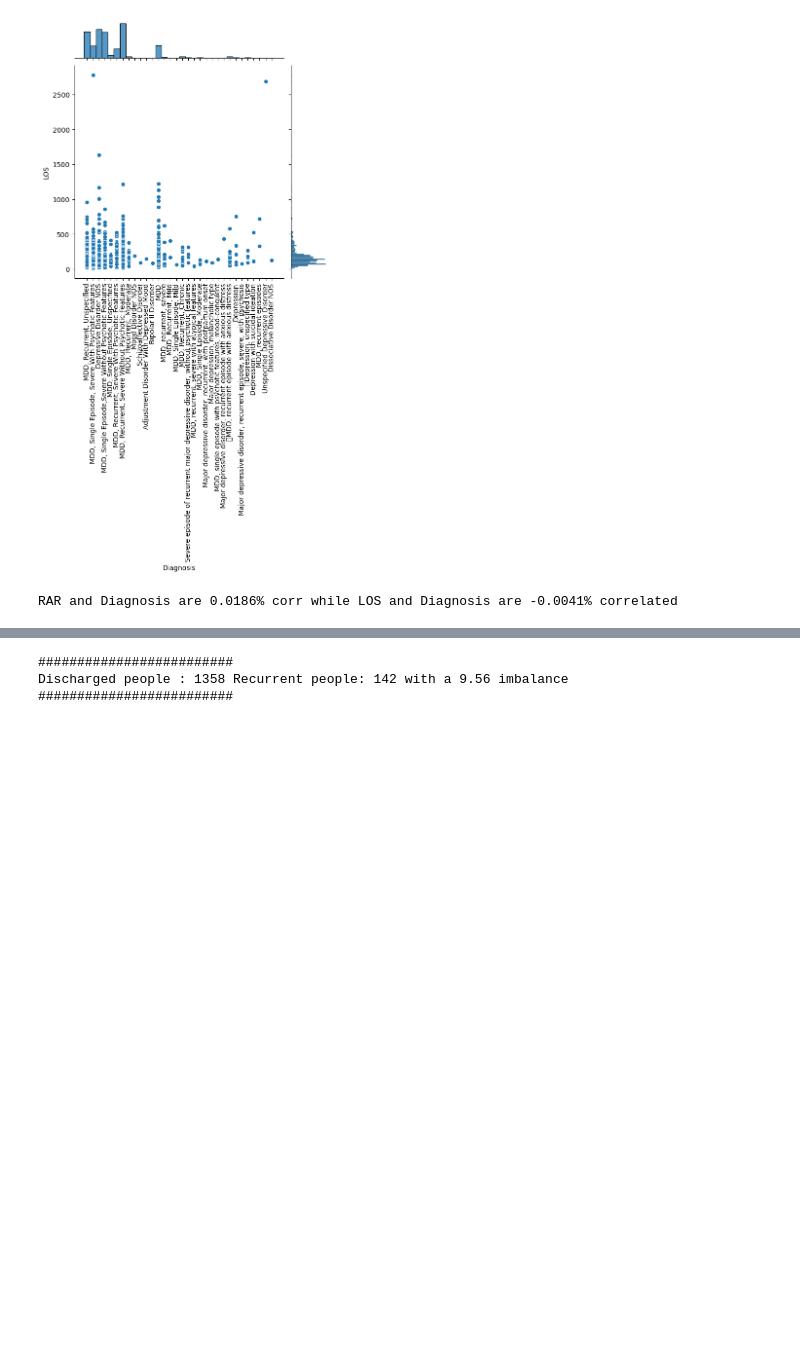
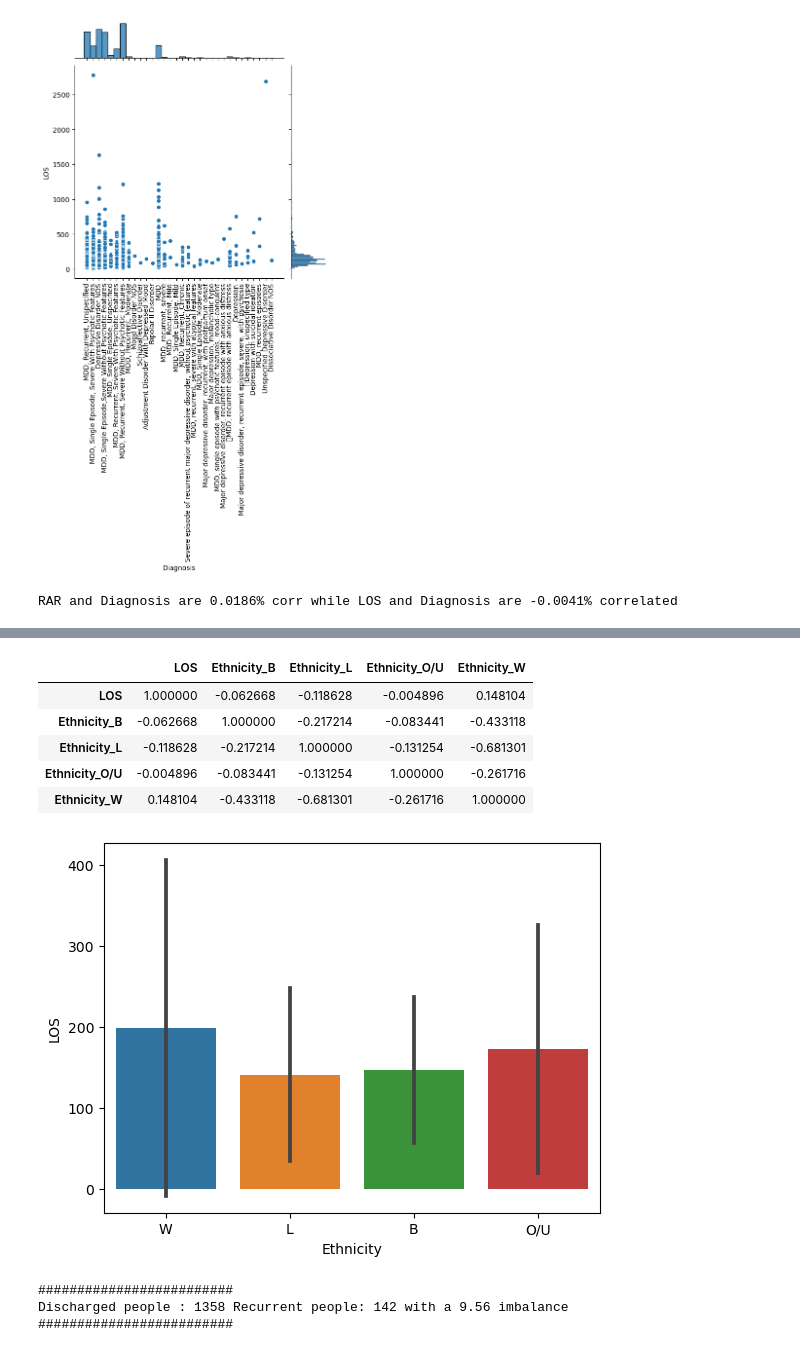
Before and after one commit to olsonperrensen/MLcomposer, a Jupyter notebook: Feature engineering.ipynb, the cells around one changed output, grey strips where cells are left out. Drawn from its saved outputs; the diff is of its cells as text; code cells hidden in the pictures; blank space fills up the shorter version.

```diff
--- a/Feature engineering.ipynb
+++ b/Feature engineering.ipynb
@@ -138,3 +142,18 @@ df.groupby(['RAR']).count().transpose().head(1)
+# %%
+# Looking at more columns for influence...
+# White patients tend to vary most and have on avg the majority of LOS
+sns.barplot(data=df, x='Ethnicity', y='LOS', estimator=np.mean, errorbar='sd')
+# However the Ethnicity coefficient is not that significant.
+race = df[['LOS','Ethnicity']]
+pd.get_dummies(race).corr()
+# %% [output]
+|  | LOS | Ethnicity_B | Ethnicity_L | Ethnicity_O/U | Ethnicity_W |
+| LOS | 1.000000 | -0.062668 | -0.118628 | -0.004896 | 0.148104 |
+| Ethnicity_B | -0.062668 | 1.000000 | -0.217214 | -0.083441 | -0.433118 |
+| Ethnicity_L | -0.118628 | -0.217214 | 1.000000 | -0.131254 | -0.681301 |
+| Ethnicity_O/U | -0.004896 | -0.083441 | -0.131254 | 1.000000 | -0.261716 |
+| Ethnicity_W | 0.148104 | -0.433118 | -0.681301 | -0.261716 | 1.000000 |
+[figure, added]
 # %%
 # Understanding data
 
```
Also changed, not shown: parts of 5 cells of this notebook.
